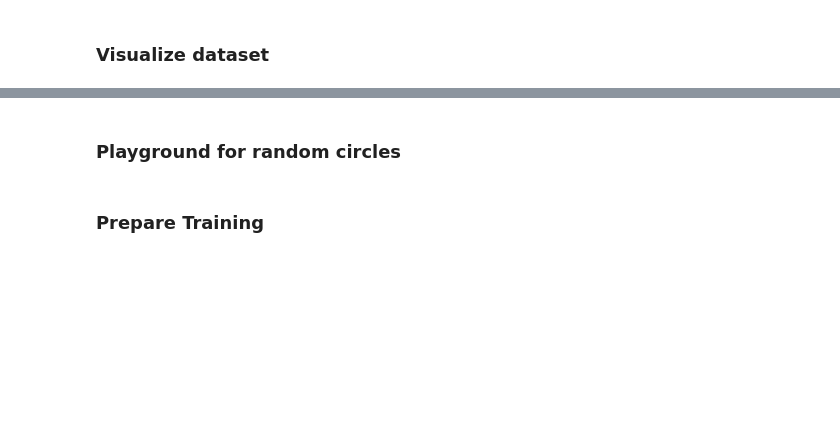
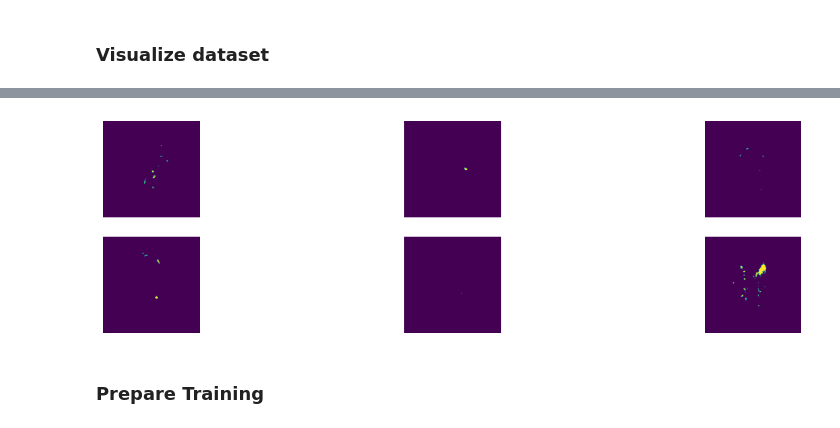
Before and after one commit to vinzenzuhr/Diffusion_Lesions, a Jupyter notebook: 05_Implementation/Jupyter notebooks/lesion_filling_conditioned_lesions/lesion_filling_conditioned_lesions.ipynb, the cells around one changed output, grey strips where cells are left out. Cells and saved outputs as stored; diff of their text form; code cells hidden in the pictures; blank space fills up the shorter version.

Commit message:
Dataset in seperate file and use lesions masks

```diff
--- a/05_Implementation/Jupyter notebooks/lesion_filling_conditioned_lesions/lesion_filling_conditioned_lesions.ipynb
+++ b/05_Implementation/Jupyter notebooks/lesion_filling_conditioned_lesions/lesion_filling_conditioned_lesions.ipynb
@@ -6,8 +9,8 @@ from dataclasses import dataclass
 class TrainingConfig:
     image_size = 256  # TODO: the generated image resolution
     channels = 1
-    train_batch_size = 4
-    eval_batch_size = 4
+    train_batch_size = 1
+    eval_batch_size = 1
     num_epochs = 80 #600
     gradient_accumulation_steps = 1
     learning_rate = 1e-4
@@ -18,8 +21,10 @@ class TrainingConfig:
     output_dir = "lesion-filling-256-cond-lesions"  # the model name locally and on the HF Hub
     dataset_train_path = "./dataset_train/imgs"
     segm_train_path = "./dataset_train/segm"
+    masks_train_path = "./dataset_train/masks"
     dataset_eval_path = "./dataset_eval/imgs"
     segm_eval_path = "./dataset_eval/segm"
+    masks_eval_path = "./dataset_eval/masks"
     num_gpu=2
     #uniform_dataset_path = "./uniform_dataset"
 
@@ -211,7 +46,12 @@ class DatasetMRI(Dataset):
 # %%
+from Dim2DatasetMRI import Dim2DatasetMRI
+from Dim3DatasetMRI import Dim3DatasetMRI
+from pathlib import Path
+
 #create dataset
-datasetTrain = DatasetMRI(Path(config.dataset_train_path), Path(config.segm_train_path), pad_shape=(256, 256, 256), only_white_matter=False)
-datasetEvaluation = DatasetMRI(Path(config.dataset_eval_path), Path(config.segm_eval_path), pad_shape=(256, 256, 256))
+datasetTrain = Dim2DatasetMRI(Path(config.dataset_train_path), Path(config.segm_train_path), Path(config.masks_train_path), pad_shape=(256, 256, 256))
+datasetEvaluation = Dim2DatasetMRI(Path(config.dataset_eval_path), Path(config.segm_eval_path), Path(config.masks_eval_path), pad_shape=(256, 256, 256))
+dataset3DEvaluation = Dim3DatasetMRI(Path(config.dataset_eval_path), Path(config.masks_eval_path), pad_shape=(256, 256, 256))
 
 print(f"Dataset size: {len(datasetTrain)}")
 print(f"\tImage shape: {datasetTrain[0]['gt_image'].shape}")
@@ -223,20 +63,3 @@ Training Data: ['gt_image', 'segm', 't1n_path', 'max_v', 'masks']
 # %% [markdown]
 ### Visualize dataset
-# %%
-import matplotlib.pyplot as plt
-fig, axis = plt.subplots(1,2,figsize=(16,4))
-idx=60
-axis[0].imshow((datasetTrain[idx]["gt_image"].squeeze()+1)/2)
-axis[1].imshow(np.logical_or(datasetTrain[idx]["segm"].squeeze()==41, datasetTrain[idx]["segm"].squeeze()==2))
-fig.show
-# %%
-# Get 6 random sample
-random_indices = np.random.randint(0, len(datasetTrain) - 1, size=(6))
-
-# Plot: t1n segmentations
-fig, axis = plt.subplots(2,3,figsize=(16,4))
-for i, idx in enumerate(random_indices):
-    axis[i//3,i%3].imshow(np.logical_or(datasetTrain[idx]["segm"].squeeze()==41, datasetTrain[idx]["segm"].squeeze()==2))
-    axis[i//3,i%3].set_axis_off()
-fig.show()
 # %%
@@ -249,2 +78,0 @@ fig.show()
-# %% [markdown]
-### Playground for random circles
@@ -294,3 +79,12 @@ plt.show()
+# %%
+# Plot: masks
+fig, axis = plt.subplots(2,3,figsize=(16,4))
+for i, idx in enumerate(random_indices):
+    axis[i//3,i%3].imshow(datasetTrain[idx]["mask"].squeeze())
+    axis[i//3,i%3].set_axis_off()
+fig.show()
+# %% [output]
+[figure, added]
 # %% [markdown]
 ### Prepare Training
 # %%
```
Also changed, not shown: parts of 22 cells of this notebook, 3 other files.
